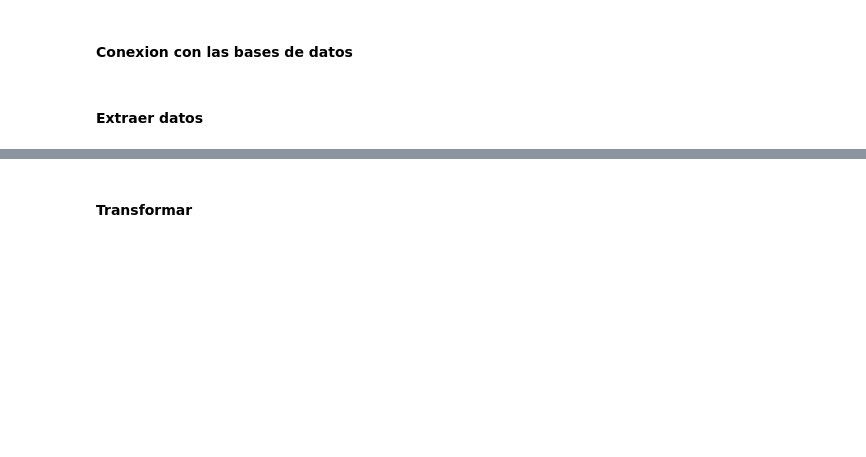
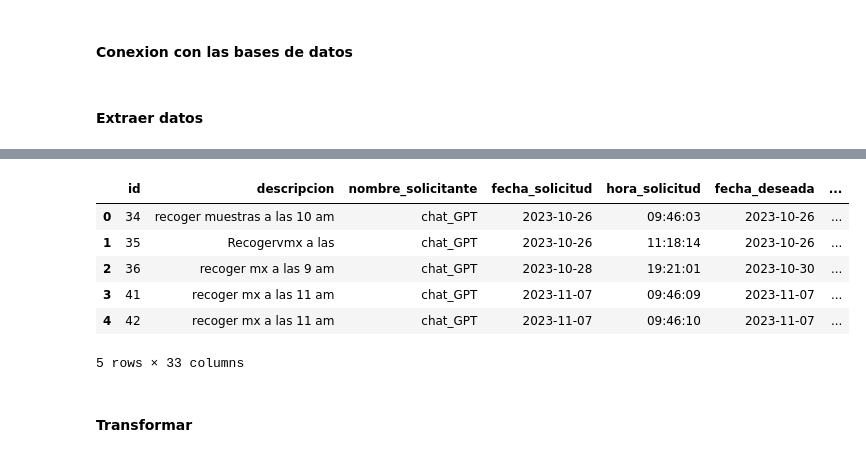
Before and after one commit to Srytha/ETL_PROJECT, a Jupyter notebook: notebooks/hecho_seguimiento_estado.ipynb, the cells around one changed output, grey strips where cells are left out. Drawn from its saved outputs; the diff is of its cells as text; code cells hidden in the pictures; blank space fills up the shorter version.

Commit message:
Se adicionan las llaves foraneas para tabla de hecho servicios y seguimiento

```diff
--- a/notebooks/hecho_seguimiento_estado.ipynb
+++ b/notebooks/hecho_seguimiento_estado.ipynb
@@ -69,0 +76,3 @@ Index(['id', 'fecha', 'hora', 'foto', 'observaciones', 'estado_id',
+# %%
+df_estados = pd.read_sql_table("mensajeria_estadosservicio", engine_origen)
+df_servicios = pd.read_sql_table("mensajeria_servicio", engine_origen)
@@ -70,3 +88,13 @@ Index(['id', 'fecha', 'hora', 'foto', 'observaciones', 'estado_id',
+# %%
+df_servicios.head()
+# %% [output]
+|  | id | descripcion | nombre_solicitante | fecha_solicitud | hora_solicitud | fecha_deseada | ... |
+| 0 | 34 | recoger muestras a las 10 am | chat_GPT | 2023-10-26 | 09:46:03 | 2023-10-26 | ... |
+| 1 | 35 | Recogervmx a las | chat_GPT | 2023-10-26 | 11:18:14 | 2023-10-26 | ... |
+| 2 | 36 | recoger mx a las 9 am | chat_GPT | 2023-10-28 | 19:21:01 | 2023-10-30 | ... |
+| 3 | 41 | recoger mx a las 11 am | chat_GPT | 2023-11-07 | 09:46:09 | 2023-11-07 | ... |
+| 4 | 42 | recoger mx a las 11 am | chat_GPT | 2023-11-07 | 09:46:10 | 2023-11-07 | ... |
+5 rows × 33 columns
 # %% [markdown]
 #### Transformar
 # %%
```
Also changed, not shown: parts of 25 cells of this notebook, 7 other files.
